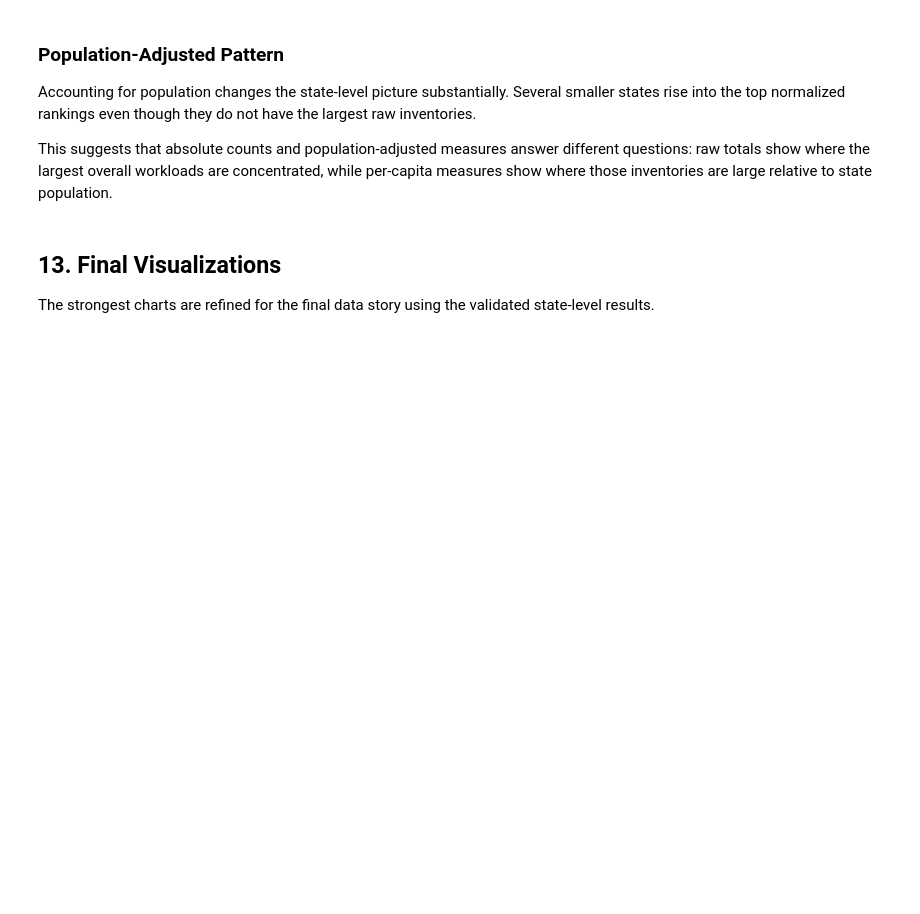
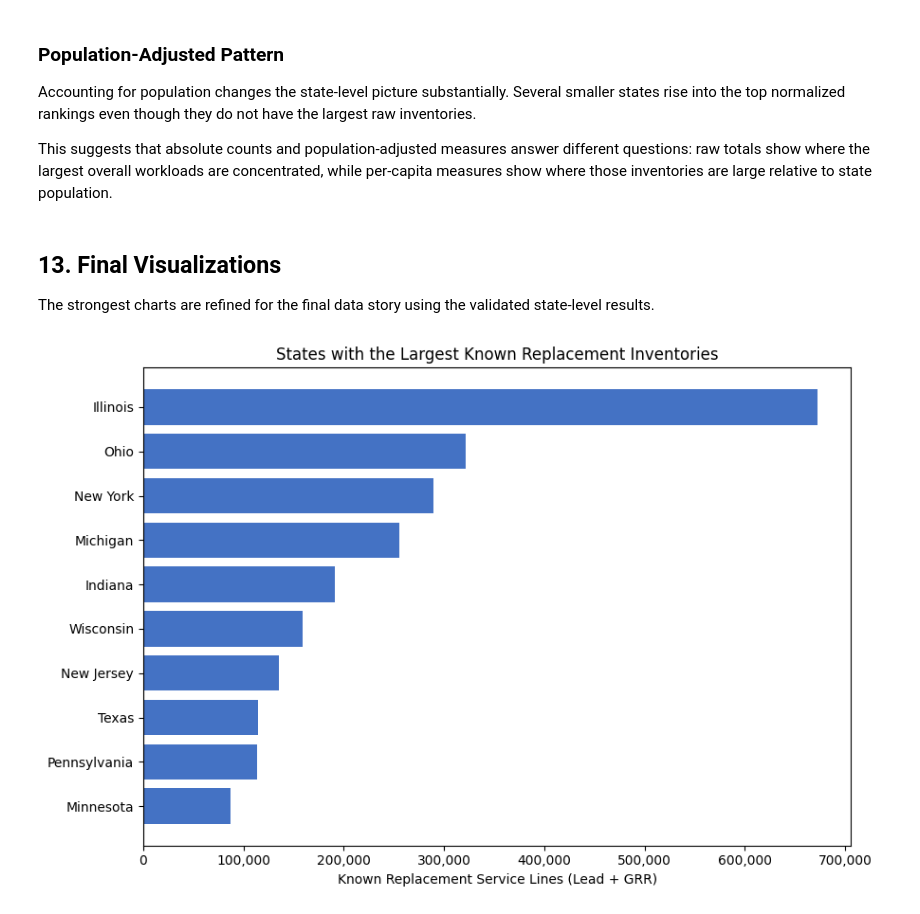
Before and after one commit to drat-git/xylem-lead-service-line-analysis, a Jupyter notebook: Lead_Service_Line_Analysis.ipynb, the cells around one changed output. Cells and saved outputs as stored; diff of their text form; code cells hidden in the pictures; blank space fills up the shorter version.

```diff
--- a/Lead_Service_Line_Analysis.ipynb
+++ b/Lead_Service_Line_Analysis.ipynb
@@ -640,3 +658,25 @@ This suggests that absolute counts and population-adjusted measures answer diffe
 ## 13. Final Visualizations
 
 The strongest charts are refined for the final data story using the validated state-level results.
+# %%
+top_known_chart = (
+    state_summary.nlargest(10, "Known_Replacement")
+    .sort_values("Known_Replacement")
+)
+
+fig, ax = plt.subplots(figsize=(9, 6))
+ax.barh(
+    top_known_chart["State"],
+    top_known_chart["Known_Replacement"],
+    color="#4472C4"
+)
+
+ax.set_title("States with the Largest Known Replacement Inventories")
+ax.set_xlabel("Known Replacement Service Lines (Lead + GRR)")
+ax.xaxis.set_major_formatter(lambda value, _: f"{value:,.0f}")
+
+fig.tight_layout()
+fig.savefig("outputs/chart_2_known_replacement.png", dpi=300, bbox_inches="tight")
+plt.show()
+# %% [output]
+[figure, added]
```
Also changed, not shown: parts of 11 cells of this notebook, 6 other files.
